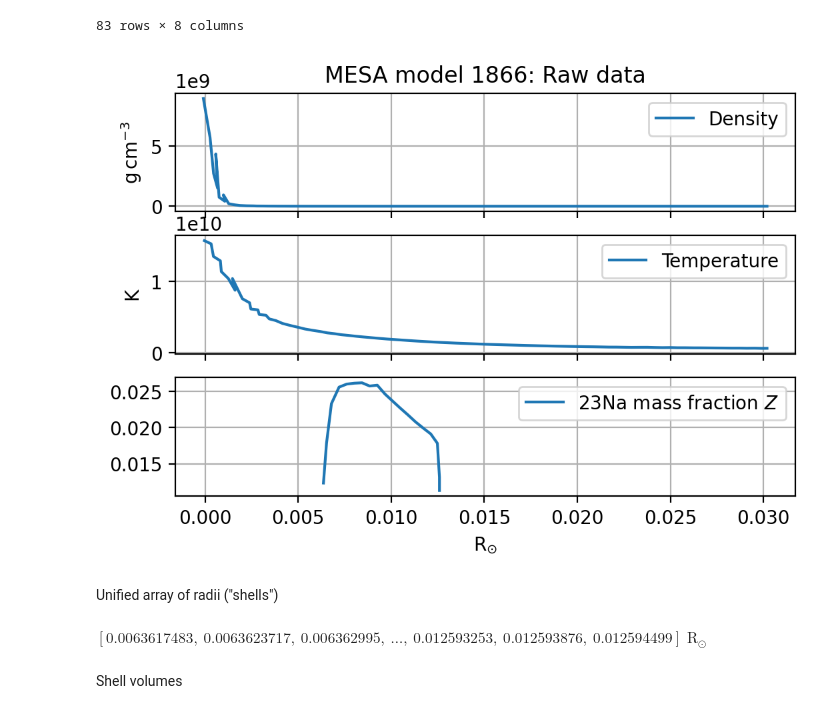
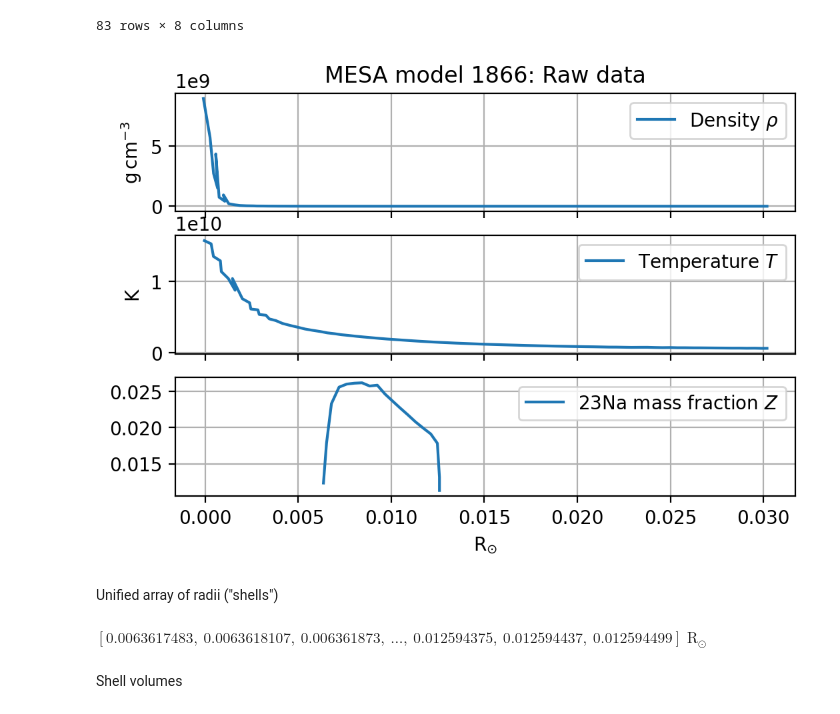
Before and after one commit to xingyzt/stellar-axions, a Jupyter notebook: main.ipynb, the cells around one changed output. Saved outputs shown, nothing was run; the diff lists cells and outputs as text; code cells hidden in the pictures.

```diff
--- a/main.ipynb
+++ b/main.ipynb
@@ -59,33 +59,33 @@ rho_raw   = (10 ** array(sim["log_rhos"])) * u.g / (u.cm**3)
 # %%
 fig, axs = plt.subplots(3, 1, sharex=True, figsize=(6, 4))
 plt.sca(axs[0])
 plt.title(f"{title}: Raw data")
-plt.plot(r_rho_raw, rho_raw, label="Density")
+plt.plot(r_rho_raw, rho_raw, label=r"Density $\rho$")
 
 plt.sca(axs[1])
-plt.plot(r_T_raw, T_raw, label="Temperature")
+plt.plot(r_T_raw, T_raw, label="Temperature $T$")
 
 plt.sca(axs[2])
 plt.plot(r_Z_raw, Z_raw, label="23Na mass fraction $Z$")
 
 for ax in axs:
     plt.sca(ax)
     plt.legend()
     plt.grid()
 
 plt.show()
 # %% [output]
-[figure, old version]
+[figure, new version]
 # %% [markdown]
 Unified array of radii ("shells")
 # %%
 r_min = np.min(r_f_raw.to_value(u.R_sun)) * u.R_sun
 r_max = np.max(r_f_raw.to_value(u.R_sun)) * u.R_sun
-samples = int(1e4)
+samples = int(1e5)
 r = np.linspace(r_min, r_max, samples)
 r
 # %% [output]
-$[0.0063617483,~0.0063623717,~0.006362995,~\dots,~0.012593253,~0.012593876,~0.012594499] \; \mathrm{R_{\odot}}$
+$[0.0063617483,~0.0063618107,~0.006361873,~\dots,~0.012594375,~0.012594437,~0.012594499] \; \mathrm{R_{\odot}}$
 # %% [markdown]
 Shell volumes
 # %%
```
Also changed, not shown: parts of 6 cells of this notebook.
